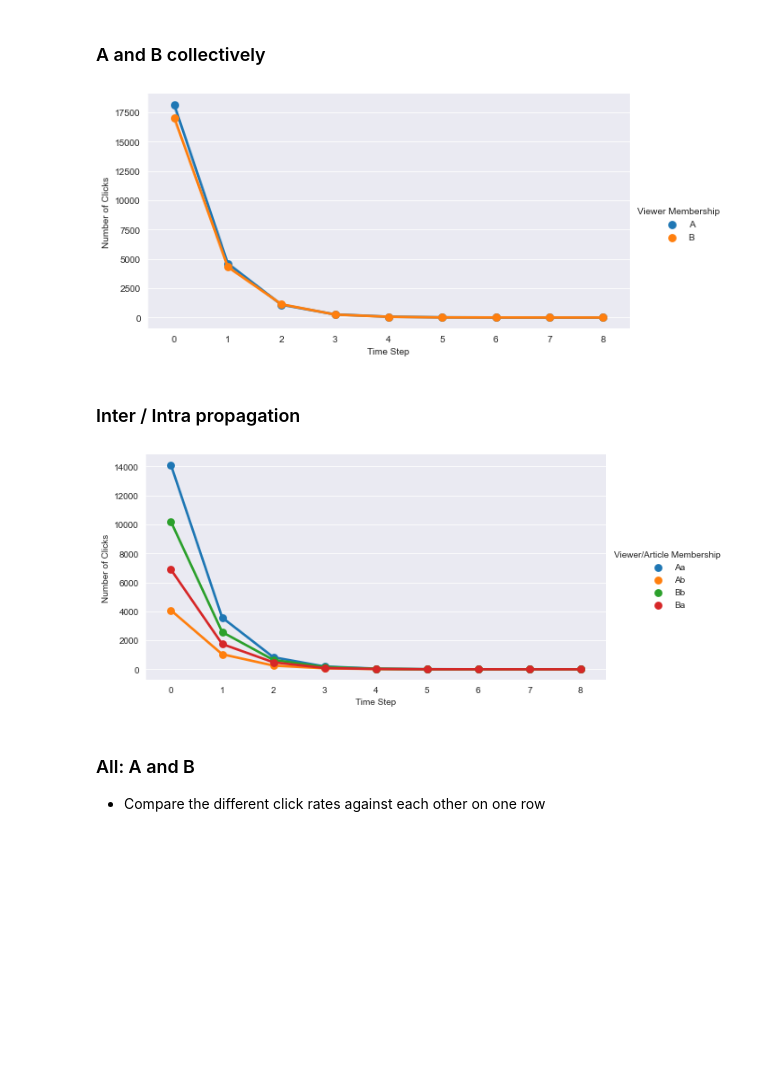
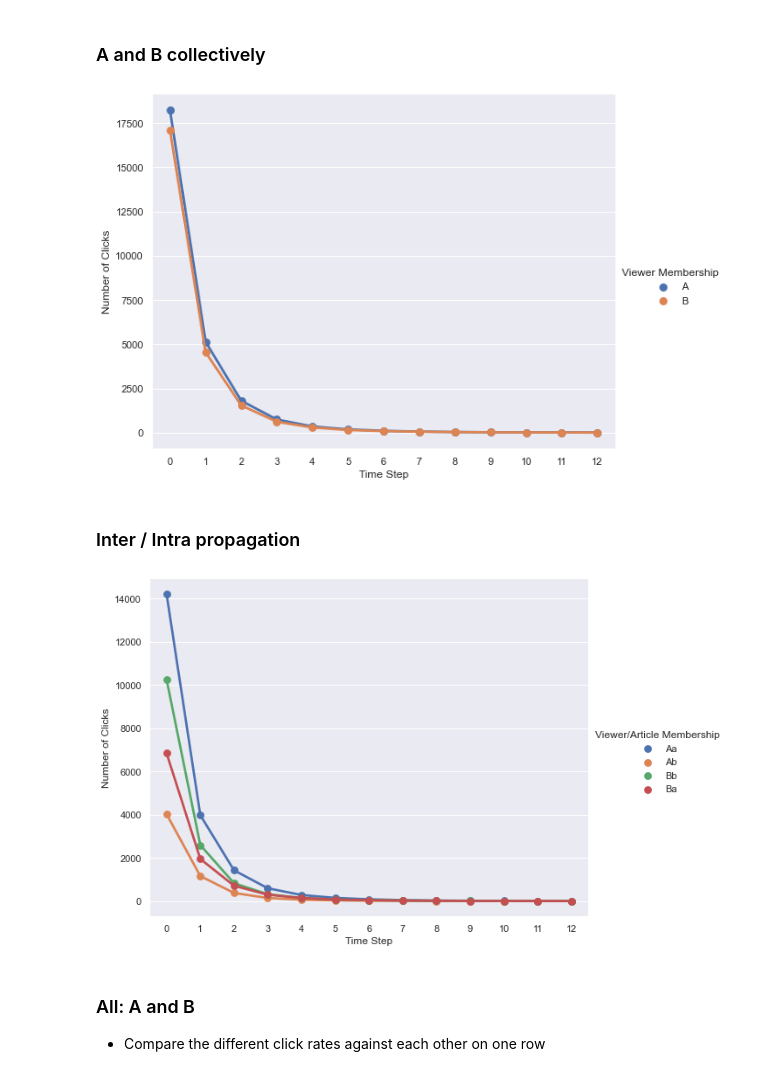
Before and after one commit to jfinocchiaro/long-term-fair-mdps, a Jupyter notebook: political-influence/sim visuals.ipynb, the cells around one changed output. Cells and saved outputs as stored; diff of their text form; code cells hidden in the pictures; blank space fills up the shorter version.

Commit message:
data gen correction in sim visuals

```diff
--- a/political-influence/sim visuals.ipynb
+++ b/political-influence/sim visuals.ipynb
@@ -234,12 +280,12 @@ def plot_cs_A_B(data, name, grouping):
         na = name+'_all'
 
     g = sns.factorplot(x="Time Step", y=val_name, hue=val, data=data_df, \
-                      height=4, aspect=8/4)
+                      height=6, aspect=8/6)
 
     g.savefig(dire+na+".png", bbox_inches='tight')
 
 
-def plot_cs_A_B_all(data1, data2, data3, name, grouping):
+def plot_cs_A_B_all(data1, data2, data3, name, grouping, n_rows):
     dire = 'figures/'
     if not os.path.exists(dire):
         os.makedirs(dire)
@@ -254,7 +300,6 @@ def plot_cs_A_B_all(data1, data2, data3, name, grouping):
         val_name = 'Share Count'
         title = 'Share'
 
-    n_rows = 15
 
     if grouping == "inter/intra":
         data_df1 = df_melt_inter_intra(data1, val_name, n_rows)
@@ -270,7 +315,7 @@ def plot_cs_A_B_all(data1, data2, data3, name, grouping):
         na = name+'_all'
 
 
-    fig, axs = plt.subplots(figsize=(15, 5), ncols=3, constrained_layout=True)
+    fig, axs = plt.subplots(figsize=(16, 7), ncols=3, constrained_layout=True)
 
     sns.lineplot(x="Time Step", y=val_name, hue=val, data=data_df1,\
                  marker="o", ax=axs[0])
@@ -300,22 +345,22 @@ def shown_share_click(nrows):
 
     title = "Click rate vs. Shown vs. Share"
 
-    data_df11 = df_melt_A_B(click_opt[5], val_name1, nrows)
-    data_df12 = df_melt_A_B(click_fair[5], val_name1, nrows)
-    data_df13 = df_melt_A_B(click_half[5], val_name1, nrows)
+    data_df11 = df_melt_A_B(click_opt, val_name1, nrows)
+    data_df12 = df_melt_A_B(click_fair, val_name1, nrows)
+    data_df13 = df_melt_A_B(click_half, val_name1, nrows)
 
-    data_df21 = df_melt_A_B(shown_opt[5], val_name2, nrows)
-    data_df22 = df_melt_A_B(shown_fair[5], val_name2, nrows)
-    data_df23 = df_melt_A_B(shown_half[5], val_name2, nrows)
+    data_df21 = df_melt_A_B(shown_opt, val_name2, nrows)
+    data_df22 = df_melt_A_B(shown_fair, val_name2, nrows)
+    data_df23 = df_melt_A_B(shown_half, val_name2, nrows)
 
-    data_df31 = df_melt_A_B(share_opt[5], val_name3, nrows)
-    data_df32 = df_melt_A_B(share_fair[5], val_name3, nrows)
-    data_df33 = df_melt_A_B(share_half[5], val_name3, nrows)
+    data_df31 = df_melt_A_B(share_opt, val_name3, nrows)
+    data_df32 = df_melt_A_B(share_fair, val_name3, nrows)
+    data_df33 = df_melt_A_B(share_half, val_name3, nrows)
 
 
-    fig, axs = plt.subplots(figsize=(15, 5), ncols=3, constrained_layout=True)
+    fig, axs = plt.subplots(figsize=(16, 7), ncols=3, constrained_layout=True)
     sns.lineplot(x="Time Step", y=val_name1, hue='Viewer Membership', style='Viewer Membership', data=data_df11,\
-                 marker="o", palette=['green', 'black'], linewidth=2, ax=axs[0]) # click
+                 marker="o", palette=['green', 'black'], linewidth=1, ax=axs[0]) # click
     sns.barplot(x="Time Step", y=val_name2, hue='Viewer Membership', data=data_df21, palette="rocket", ax=axs[0])
     # show
     sns.barplot(x="Time Step", y=val_name3, hue='Viewer Membership', data=data_df31, ax=axs[0]) # share
@@ -324,7 +369,7 @@ def shown_share_click(nrows):
 
 
     sns.lineplot(x="Time Step", y=val_name1, hue='Viewer Membership', style='Viewer Membership', data=data_df12,\
-                 marker="o", palette=['green', 'black'], linewidth=2, ax=axs[1]) # click
+                 marker="o", palette=['green', 'black'], linewidth=1, ax=axs[1]) # click
     sns.barplot(x="Time Step", y=val_name2, hue='Viewer Membership', data=data_df22, palette="rocket", ax=axs[1])
     # show
     sns.barplot(x="Time Step", y=val_name3, hue='Viewer Membership', data=data_df32, ax=axs[1]) # share
@@ -333,7 +378,7 @@ def shown_share_click(nrows):
 
 
     sns.lineplot(x="Time Step", y=val_name1, hue='Viewer Membership', style='Viewer Membership', data=data_df13,\
-                 marker="o", palette=['green', 'black'], linewidth=2, ax=axs[2]) # click
+                 marker="o", palette=['green', 'black'], linewidth=1, ax=axs[2]) # click
     sns.barplot(x="Time Step", y=val_name2, hue='Viewer Membership', data=data_df23, palette="rocket", ax=axs[2])
     # show
     sns.barplot(x="Time Step", y=val_name3, hue='Viewer Membership', data=data_df33, ax=axs[2]) # share
@@ -355,16 +400,16 @@ def shown_share_click(nrows):
 # %% [markdown]
 ### A and B collectively
 # %%
-click_fair_dp = create_cs_df(click_fair[5])
-plot_cs_A_B(click_fair[5], 'click', 'all')
+click_fair_dp = new_css_df(click_fair)
+plot_cs_A_B(click_fair, 'click', 'all')
 # %% [output]
-[figure, old version]
+[figure, new version]
 # %% [markdown]
 ### Inter / Intra propagation
 # %%
-plot_cs_A_B(click_fair[5], 'click', 'inter/intra')
+plot_cs_A_B(click_fair, 'click', 'inter/intra')
 # %% [output]
-[figure, old version]
+[figure, new version]
 # %% [markdown]
 ### All: A and B
 
```
Also changed, not shown: parts of 33 cells of this notebook, 8 other files.
